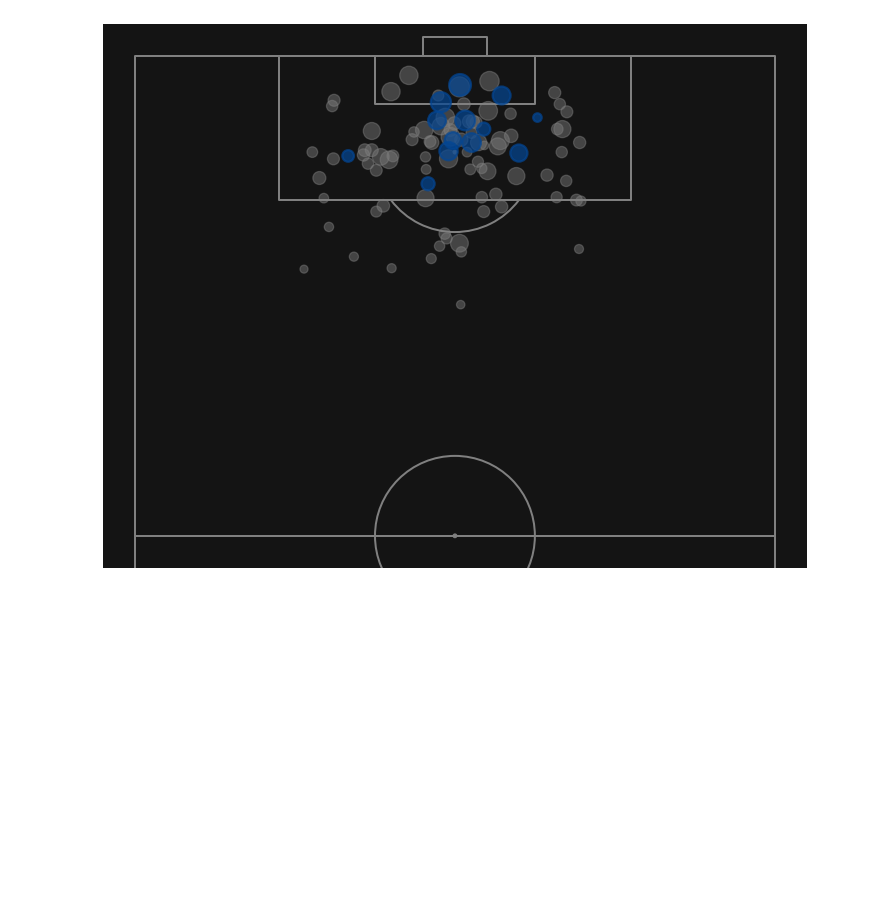
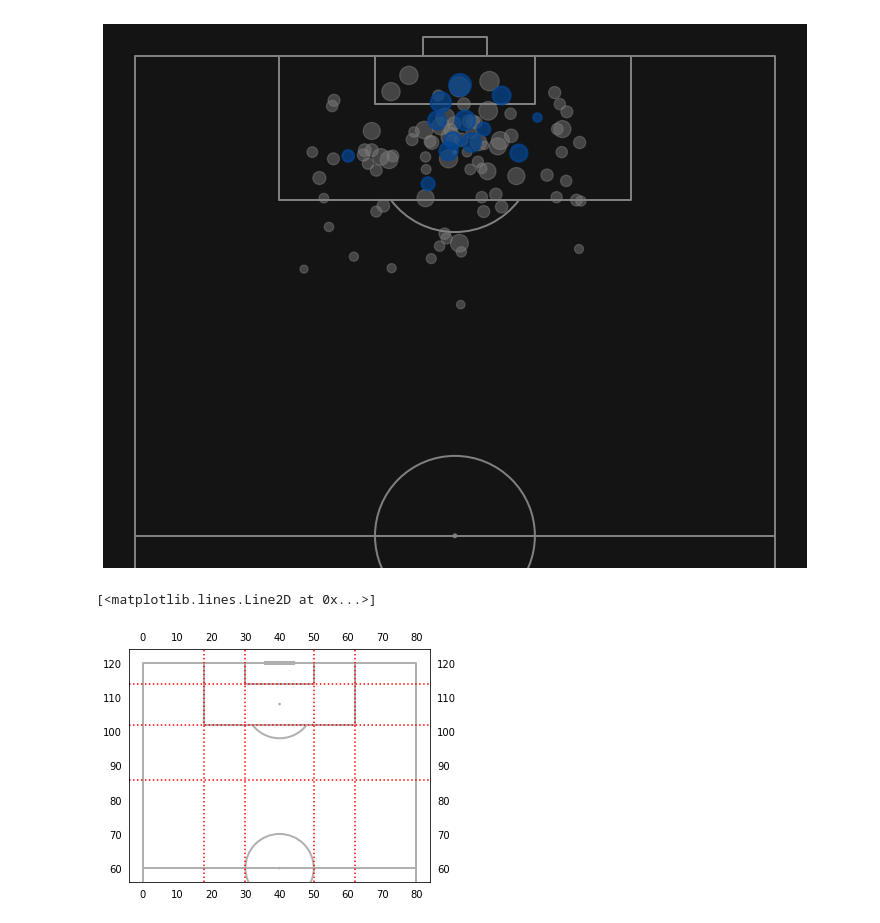
Before and after one commit to AniNair14/Football-Analytics, a Jupyter notebook: Notebooks/Shot_Map.ipynb, the cells around one changed output. Cells and saved outputs as stored; diff of their text form; code cells hidden in the pictures; blank space fills up the shorter version.

```diff
--- a/Notebooks/Shot_Map.ipynb
+++ b/Notebooks/Shot_Map.ipynb
@@ -164,0 +143,54 @@ shot_map(
+# %%
+pitch = VerticalPitch(
+    half=True,
+    pitch_type= 'statsbomb',
+    axis=True,
+    label=True
+)
+
+fig, ax = pitch.draw()
+
+ax.plot(
+    [62.0, 62.0], [ax.get_ylim()[0], ax.get_ylim()[1]],
+    ls=':',
+    color='red'
+)
+
+ax.plot(
+    [18.0, 18.0], [ax.get_ylim()[0], ax.get_ylim()[1]],
+    ls=':',
+    color='red'
+)
+
+ax.plot(
+    [50.0, 50.0], [ax.get_ylim()[0], ax.get_ylim()[1]],
+    ls=':',
+    color='red'
+)
+
+ax.plot(
+    [30.0, 30.0], [ax.get_ylim()[0], ax.get_ylim()[1]],
+    ls=':',
+    color='red'
+)
+
+ax.plot(
+    [ax.get_xlim()[0], ax.get_xlim()[1]], [102.0, 102.0],
+    ls=':',
+    color='red'
+)
+
+ax.plot(
+    [ax.get_xlim()[0], ax.get_xlim()[1]], [114.0, 114.0],
+    ls=':',
+    color='red'
+)
+
+ax.plot(
+    [ax.get_xlim()[0], ax.get_xlim()[1]], [85.8, 85.8],
+    ls=':',
+    color='red'
+)
+# %% [output]
+[<matplotlib.lines.Line2D at 0x...>]
+[figure, added]
```
Also changed, not shown: parts of 7 cells of this notebook.
